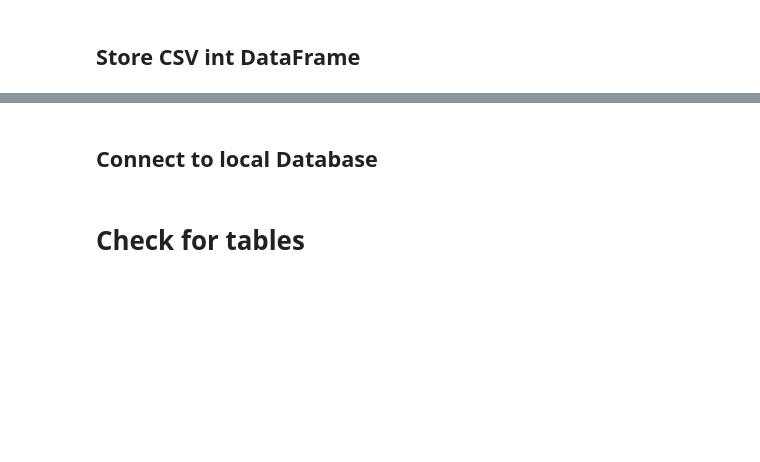
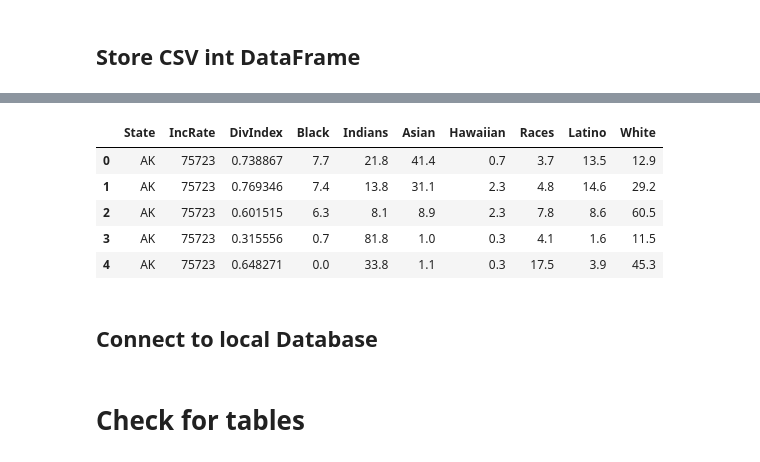
Before and after one commit to bonhomj26/ETL_Project, a Jupyter notebook: etl_project.ipynb, the cells around one changed output, grey strips where cells are left out. Cells and saved outputs as stored; diff of their text form; code cells hidden in the pictures; blank space fills up the shorter version.

```diff
--- a/etl_project.ipynb
+++ b/etl_project.ipynb
@@ -128,0 +167,7 @@ mls_09_new_data.head()
+# %%
+new_median_data = median_data
+
+for key, value in state_list.items():
+    new_median_data.loc[new_median_data['State']==key,'State'] = value
+
+new_median_data.head()
@@ -128,0 +181,4 @@ mls_09_new_data.head()
+# %%
+new_median_data = pd.DataFrame({"Median Income Rate":new_median_data.groupby(["State"])["2016 Median income"].mean()})
+
+new_median_data.head()
@@ -128,0 +193,4 @@ mls_09_new_data.head()
+# %%
+## Data Merging
+median_index_data = pd.merge(new_median_data, grouping_data, on=["State"],how="inner")
+median_index_data.head()
@@ -128,0 +221,4 @@ mls_09_new_data.head()
+# %%
+# Reset the index
+median_index_data_reset = median_index_data.reset_index()
+median_index_data_reset.head()
@@ -128,0 +232,17 @@ mls_09_new_data.head()
+# %%
+# Rename the columns to be exported to postgres
+
+median_index_data_rename = median_index_data_reset.rename(columns={"Median Income Rate":"IncRate",
+                                               "Diversity-Index":"DivIndex",
+                                               "Hispanic/ Latino":"Latino",
+                                               "American Indian":"Indians",
+                                               "Native Hawaiian":"Hawaiian",
+                                               "Two or More Races":"Races"})
+median_index_data_rename.head()
+# %% [output]
+|  | State | IncRate | DivIndex | Black | Indians | Asian | Hawaiian | Races | Latino | White |
+| 0 | AK | 75723 | 0.738867 | 7.7 | 21.8 | 41.4 | 0.7 | 3.7 | 13.5 | 12.9 |
+| 1 | AK | 75723 | 0.769346 | 7.4 | 13.8 | 31.1 | 2.3 | 4.8 | 14.6 | 29.2 |
+| 2 | AK | 75723 | 0.601515 | 6.3 | 8.1 | 8.9 | 2.3 | 7.8 | 8.6 | 60.5 |
+| 3 | AK | 75723 | 0.315556 | 0.7 | 81.8 | 1.0 | 0.3 | 4.1 | 1.6 | 11.5 |
+| 4 | AK | 75723 | 0.648271 | 0.0 | 33.8 | 1.1 | 0.3 | 17.5 | 3.9 | 45.3 |
```
Also changed, not shown: parts of 50 cells of this notebook, 10 other files.
